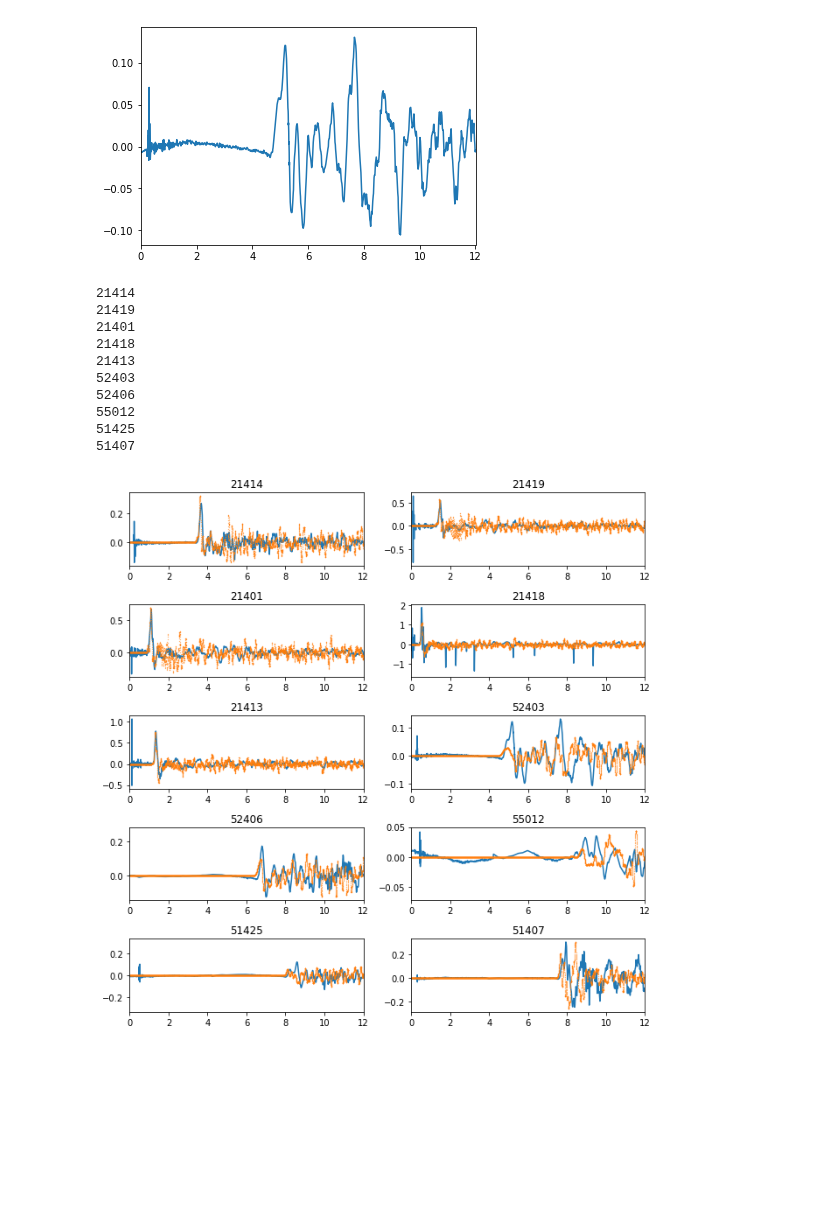
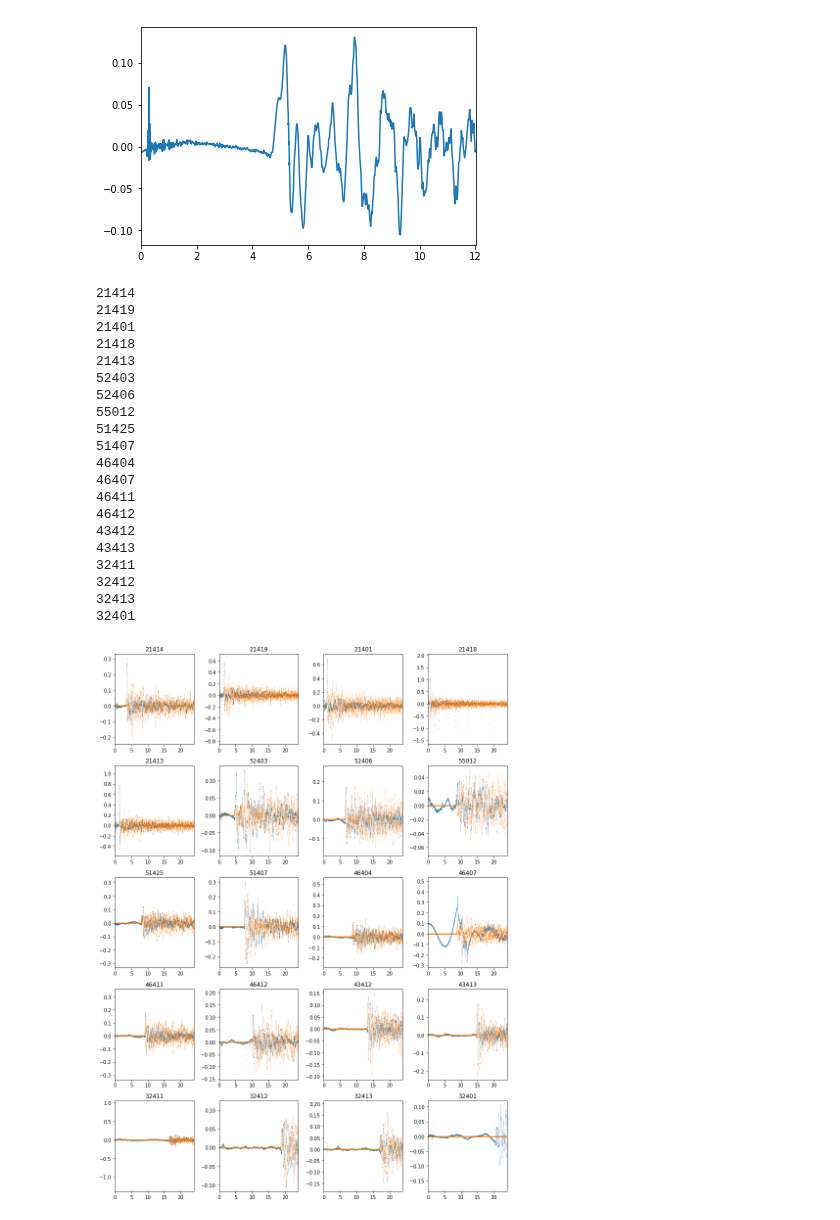
Before and after one commit to jgalazm/Nami, a Jupyter notebook: validation/04_tohoku2011/comparison/pois.ipynb, the cells around one changed output. Cells and saved outputs as stored; diff of their text form; code cells hidden in the pictures; blank space fills up the shorter version.

```diff
--- a/validation/04_tohoku2011/comparison/pois.ipynb
+++ b/validation/04_tohoku2011/comparison/pois.ipynb
@@ -3,8 +3,8 @@ import numpy as np
 import matplotlib.pyplot as plt
 %matplotlib inline
 # %%
-DARTs = [21414, 21419, 21401, 21418, 21413, 52403, 52406, 55012, 51425, 51407]
-# DARTs = [52406, 52403]
+DARTs = [21414, 21419, 21401, 21418, 21413, 52403, 52406, 55012, 51425, 51407,
+        46404, 46407, 46411, 46412, 43412, 43413, 32411, 32412,32413,32401]
 # %%
 darts = {}
 for dart in DARTs:
@@ -59,26 +59,37 @@ plt.xlim(0,12)
 (0, 12)
 [figure]
 # %%
-plt.figure(figsize=(9,9))
+plt.figure(figsize=(12,16))
 for i,dart in enumerate(DARTs):
     print(dart)
-    plt.subplot(5,2,i+1)
-    plt.plot(darts[dart][:,0]*24,darts[dart][:,1], label='measurement')
-    plt.plot(tlabPois.index/60/60, tlabPois['{}(m)'.format(dart)],'.',ms=0.5,label='nami')
+    plt.subplot(5,4,i+1)
+    plt.plot(darts[dart][:,0]*24,darts[dart][:,1], '.', ms=0.25,label='measurement')
+    plt.plot(tlabPois.index/60/60, tlabPois['{}(m)'.format(dart)],'.',ms=0.25,label='nami')
     plt.title('{}'.format(dart))
 
-    plt.xlim(0,12)
+    plt.xlim(0,24)
 # plt.legend(loc=0)
 plt.tight_layout()
+plt.savefig('pois.png',dpi=300)
 # %% [output]
 21414
 21419
 21401
 21418
 21413
 52403
 52406
 55012
 51425
 51407
+46404
+46407
+46411
+46412
+43412
+43413
+32411
+32412
+32413
+32401
-[figure, old version]
+[figure, new version]
```
Also changed, not shown: parts of 2 cells of this notebook, 3 other files.
